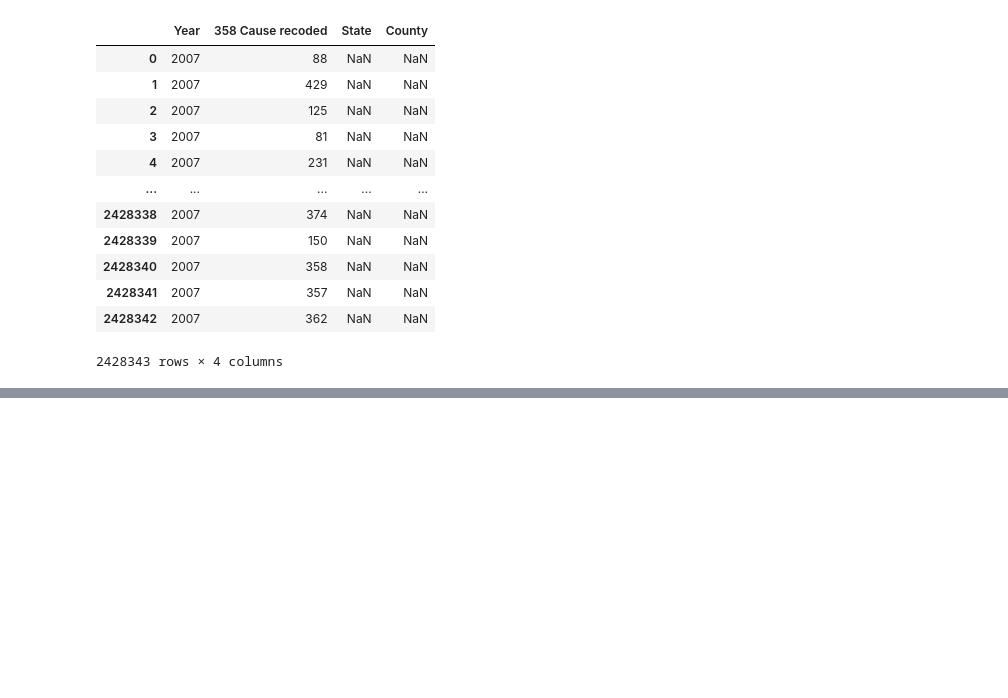
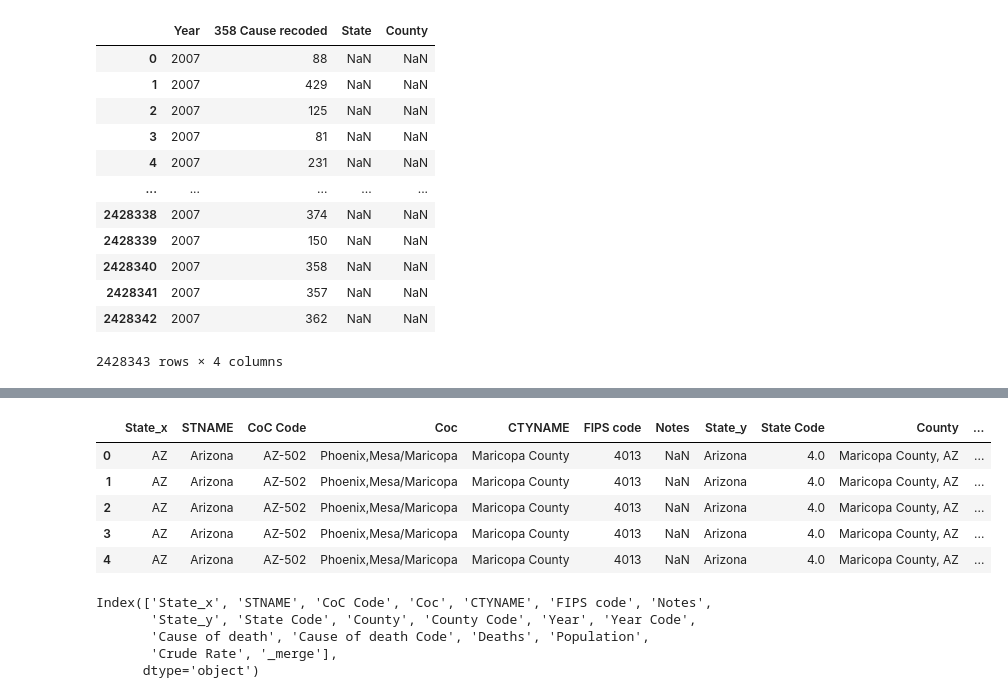
Before and after one commit to heath3rq/Python_Homelessness-Causal-Inference-Analysis, a Jupyter notebook: 10_code/mortality_data.ipynb, the cells around one changed output, grey strips where cells are left out. Drawn from its saved outputs; the diff is of its cells as text; code cells hidden in the pictures; blank space fills up the shorter version.

```diff
--- a/10_code/mortality_data.ipynb
+++ b/10_code/mortality_data.ipynb
@@ -39,0 +82,2 @@ data_07
+# %%
+drugs0720 = pd.merge(coc_mapping, drugdeaths0720, left_on=["STNAME", "FIPS code"], right_on=["State","County Code"], how="left", indicator=True)
@@ -39,0 +92,4 @@ data_07
+# %%
+drugdeaths21 = pd.read_csv("drugdeaths21.txt", sep = "\t")
+# %%
+drugs21 = pd.merge(coc_mapping, drugdeaths21, left_on=["STNAME", "FIPS code"], right_on=["State","County Code"], how="left", indicator=True)
@@ -39,0 +104,19 @@ data_07
+# %%
+drugdata = pd.concat([drugs0720, drugs21])
+# %%
+drugdata.head()
+# %% [output]
+|  | State_x | STNAME | CoC Code | Coc | CTYNAME | FIPS code | Notes | State_y | State Code | County | ... |
+| 0 | AZ | Arizona | AZ-502 | Phoenix,Mesa/Maricopa | Maricopa County | 4013 | NaN | Arizona | 4.0 | Maricopa County, AZ | ... |
+| 1 | AZ | Arizona | AZ-502 | Phoenix,Mesa/Maricopa | Maricopa County | 4013 | NaN | Arizona | 4.0 | Maricopa County, AZ | ... |
+| 2 | AZ | Arizona | AZ-502 | Phoenix,Mesa/Maricopa | Maricopa County | 4013 | NaN | Arizona | 4.0 | Maricopa County, AZ | ... |
+| 3 | AZ | Arizona | AZ-502 | Phoenix,Mesa/Maricopa | Maricopa County | 4013 | NaN | Arizona | 4.0 | Maricopa County, AZ | ... |
+| 4 | AZ | Arizona | AZ-502 | Phoenix,Mesa/Maricopa | Maricopa County | 4013 | NaN | Arizona | 4.0 | Maricopa County, AZ | ... |
+# %%
+drugdata.columns
+# %% [output]
+Index(['State_x', 'STNAME', 'CoC Code', 'Coc', 'CTYNAME', 'FIPS code', 'Notes',
+       'State_y', 'State Code', 'County', 'County Code', 'Year', 'Year Code',
+       'Cause of death', 'Cause of death Code', 'Deaths', 'Population',
+       'Crude Rate', '_merge'],
+      dtype='object')
```
Also changed, not shown: parts of 26 cells of this notebook.
